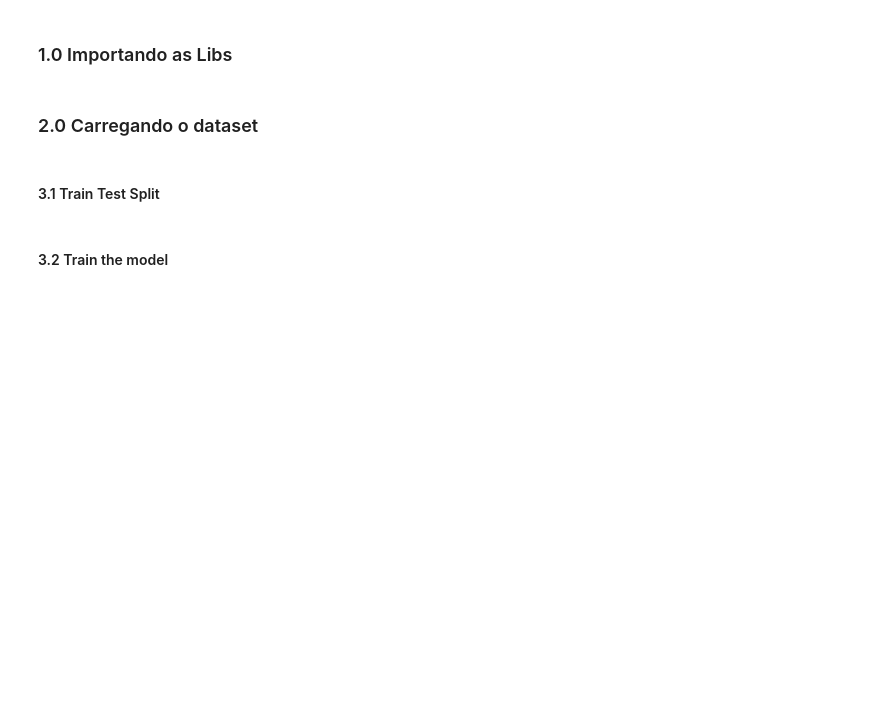
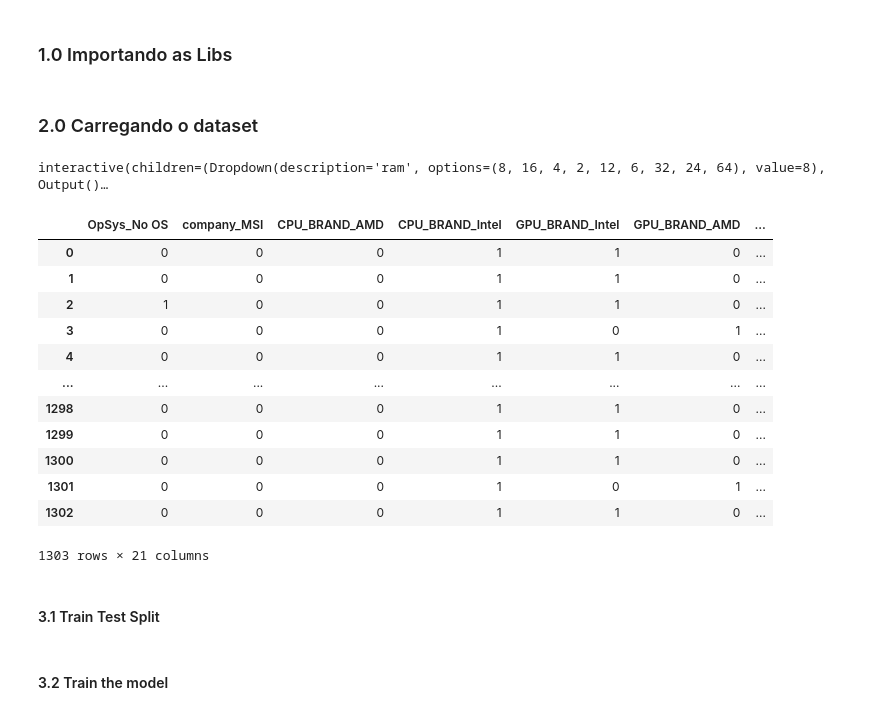
Before and after one commit to micheldearaujo/laptop-price-predictor, a Jupyter notebook: notebooks/3-modeling.ipynb, the cells around one changed output. Drawn from its saved outputs; the diff is of its cells as text; code cells hidden in the pictures; blank space fills up the shorter version.

```diff
--- a/notebooks/3-modeling.ipynb
+++ b/notebooks/3-modeling.ipynb
@@ -21,6 +23,28 @@ from sklearn.model_selection import GridSearchCV
 ### 2.0 Carregando o dataset
 # %%
 prices_df = pd.read_csv("../data/processed/model_df.csv", sep=',', encoding='latin1')
+# %%
+@interact
+def show_prices_df(ram=prices_df['Ram'].unique()):
+    return prices_df[prices_df.Ram == ram]
+# %% [output]
+interactive(children=(Dropdown(description='ram', options=(8, 16, 4, 2, 12, 6, 32, 24, 64), value=8), Output()…
+# %%
+prices_df
+# %% [output]
+|  | OpSys_No OS | company_MSI | CPU_BRAND_AMD | CPU_BRAND_Intel | GPU_BRAND_Intel | GPU_BRAND_AMD | ... |
+| 0 | 0 | 0 | 0 | 1 | 1 | 0 | ... |
+| 1 | 0 | 0 | 0 | 1 | 1 | 0 | ... |
+| 2 | 1 | 0 | 0 | 1 | 1 | 0 | ... |
+| 3 | 0 | 0 | 0 | 1 | 0 | 1 | ... |
+| 4 | 0 | 0 | 0 | 1 | 1 | 0 | ... |
+| ... | ... | ... | ... | ... | ... | ... | ... |
+| 1298 | 0 | 0 | 0 | 1 | 1 | 0 | ... |
+| 1299 | 0 | 0 | 0 | 1 | 1 | 0 | ... |
+| 1300 | 0 | 0 | 0 | 1 | 1 | 0 | ... |
+| 1301 | 0 | 0 | 0 | 1 | 0 | 1 | ... |
+| 1302 | 0 | 0 | 0 | 1 | 1 | 0 | ... |
+1303 rows × 21 columns
 # %% [markdown]
 #### 3.1 Train Test Split
 # %%
```
Also changed, not shown: parts of 22 cells of this notebook.
